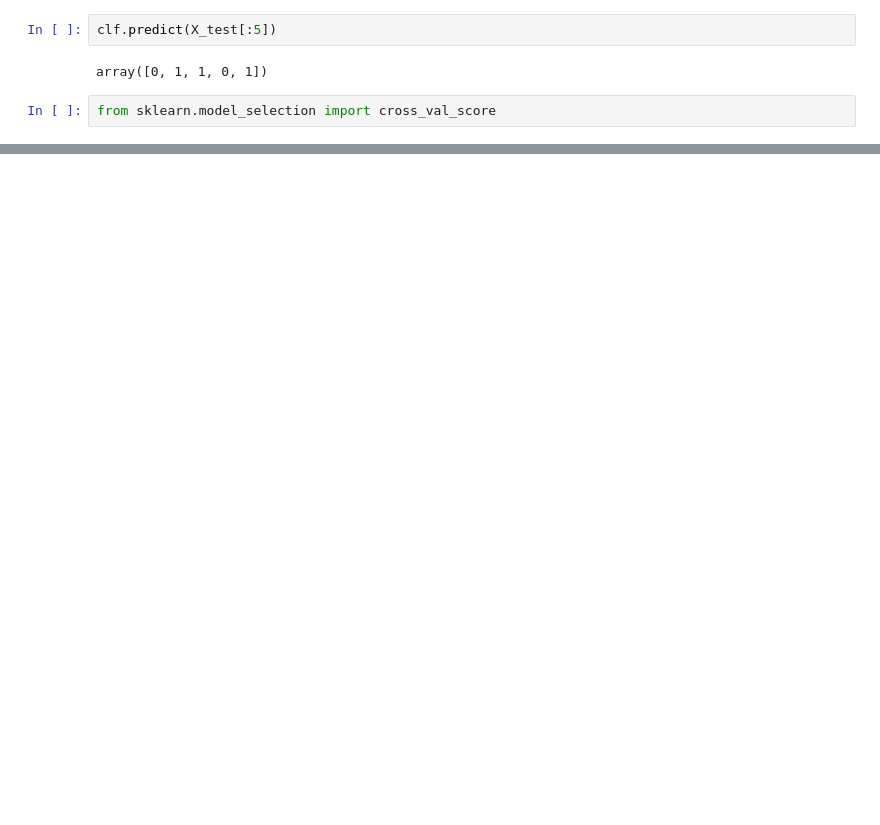
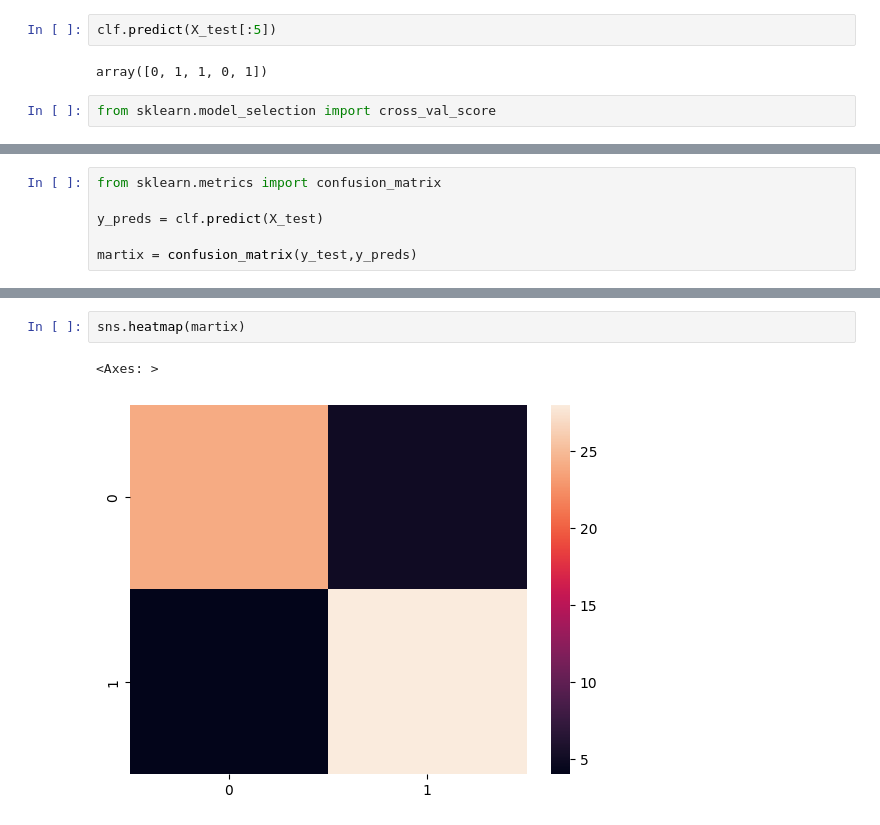
Before and after one commit to nandi691/DataScience, a Jupyter notebook: ML_Practice/Heart_Disease.ipynb, the cells around one changed output, grey strips where cells are left out. Cells and saved outputs as stored; diff of their text form; blank space fills up the shorter version.

Commit message:
Upto Confusion Matrix

```diff
--- a/ML_Practice/Heart_Disease.ipynb
+++ b/ML_Practice/Heart_Disease.ipynb
@@ -103,0 +184,6 @@ np.min(cv_array)
+# %%
+from sklearn.metrics import confusion_matrix
+
+y_preds = clf.predict(X_test)
+
+martix = confusion_matrix(y_test,y_preds)
@@ -103,0 +197,5 @@ np.min(cv_array)
+# %%
+sns.heatmap(martix)
+# %% [output]
+<Axes: >
+[figure, added]
```
Also changed, not shown: parts of 29 cells of this notebook.
